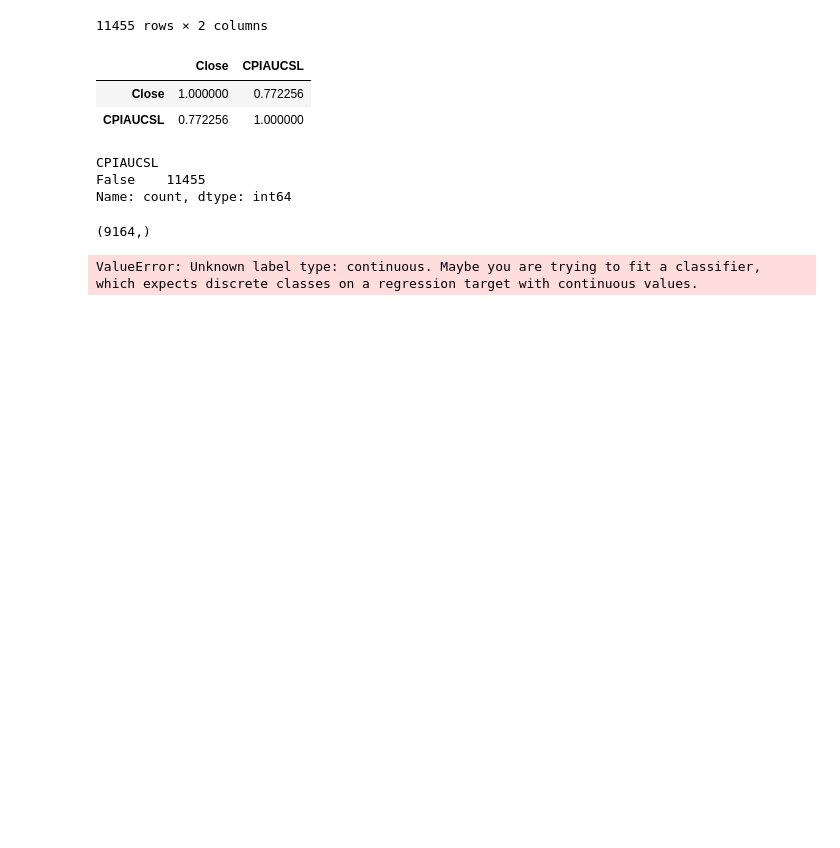
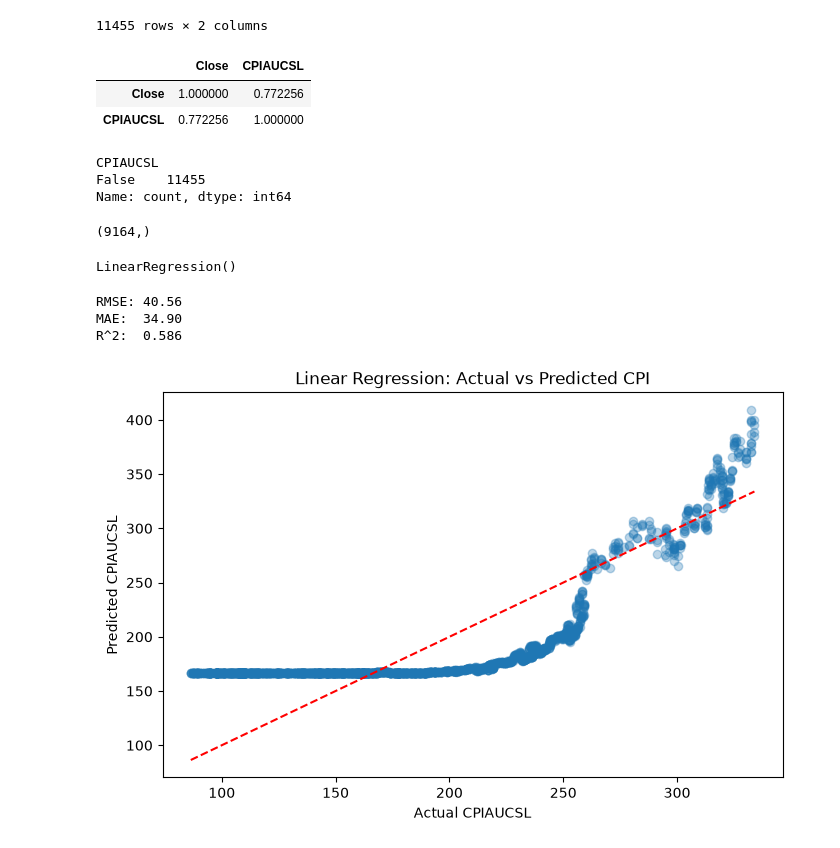
Before and after one commit to salioudunn11/MarketIQ, a Jupyter notebook: DataScience/Code/logistic_regression.ipynb, the cells around one changed output. Saved outputs shown, nothing was run; the diff lists cells and outputs as text; code cells hidden in the pictures; blank space fills up the shorter version.

Commit message:
finished the google historical closing stock model

```diff
--- a/DataScience/Code/logistic_regression.ipynb
+++ b/DataScience/Code/logistic_regression.ipynb
@@ -172,7 +171,30 @@ y_train.shape
 # %% [output]
 (9164,)
 # %%
-model = LogisticRegression(max_iter=1000)
+model = LinearRegression()
 model.fit(X_train, y_train)
 # %% [output]
-ValueError: Unknown label type: continuous. Maybe you are trying to fit a classifier, which expects discrete classes on a regression target with continuous values.
+LinearRegression()
+# %%
+y_pred = model.predict(X_test)
+
+rmse = np.sqrt(mean_squared_error(y_test, y_pred))
+mae = mean_absolute_error(y_test, y_pred)
+r2 = r2_score(y_test, y_pred)
+
+print(f"RMSE: {rmse:.2f}")
+print(f"MAE:  {mae:.2f}")
+print(f"R^2:  {r2:.3f}")
+
+plt.figure(figsize=(8, 5))
+plt.scatter(y_test, y_pred, alpha=0.3)
+plt.xlabel('Actual CPIAUCSL')
+plt.ylabel('Predicted CPIAUCSL')
+plt.title('Linear Regression: Actual vs Predicted CPI')
+plt.plot([y_test.min(), y_test.max()], [y_test.min(), y_test.max()], 'r--')
+plt.show()
+# %% [output]
+RMSE: 40.56
+MAE:  34.90
+R^2:  0.586
+[figure, added]
```
Also changed, not shown: parts of 2 cells of this notebook, 4 other files.
